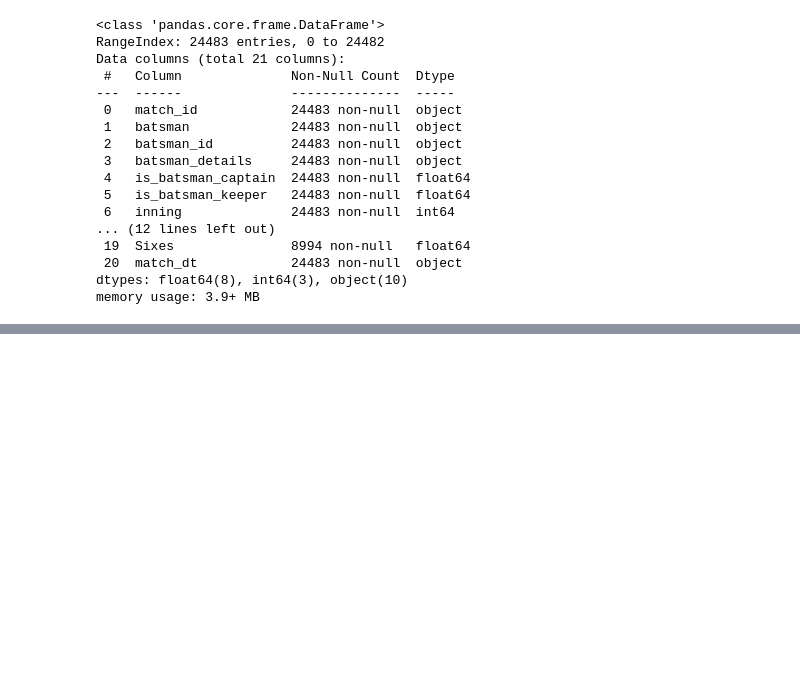
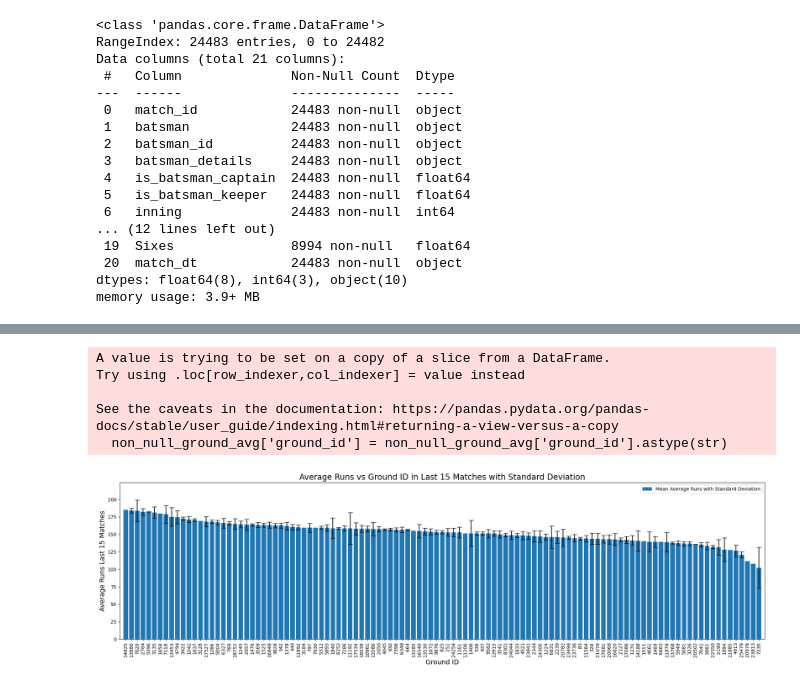
Before and after one commit to arpitkumar2004/American_Express_Project, a Jupyter notebook: Python file/Eda_code.ipynb, the cells around one changed output, grey strips where cells are left out. Cells and saved outputs as stored; diff of their text form; code cells hidden in the pictures; blank space fills up the shorter version.

```diff
--- a/Python file/Eda_code.ipynb
+++ b/Python file/Eda_code.ipynb
@@ -226,0 +273,39 @@ Report batsman_Report.html was generated! NOTEBOOK/COLAB USERS: the web browser
+# %%
+non_null_ground_avg = train_data[~train_data['ground_avg_runs_last15'].isnull()]
+
+# Convert ground_id to string for better categorical handling in the plot
+non_null_ground_avg['ground_id'] = non_null_ground_avg['ground_id'].astype(str)
+
+# Group by ground_id and calculate the mean and standard deviation
+ground_stats = non_null_ground_avg.groupby('ground_id')['ground_avg_runs_last15'].agg(['mean', 'std']).reset_index()
+
+# Sort the DataFrame by the mean column in descending order
+ground_stats = ground_stats.sort_values(by='mean', ascending=False)
+
+# Create the bar plot with error bars for standard deviation
+plt.figure(figsize=(20, 6))
+bars = plt.bar(ground_stats['ground_id'], ground_stats['mean'], yerr=ground_stats['std'], capsize=5, label='Average Runs')
+
+# Set axis limits
+plt.xlim(-1, len(ground_stats['ground_id']))  # Adjust as needed for your data
+plt.ylim(0, ground_stats['mean'].max() + ground_stats['std'].max() + 10)  # Add some padding to the y-axis limit
+
+# Add labels and title
+plt.xlabel('Ground ID', fontsize= 14)
+plt.ylabel('Average Runs Last 15 Matches', fontsize= 14)
+plt.title('Average Runs vs Ground ID in Last 15 Matches with Standard Deviation', fontsize= 17)
+plt.xticks(rotation=90)  # Rotate x-axis labels for better readability
+
+# Create custom legend
+plt.legend(['Mean Average Runs with Standard Deviation'], loc='upper right')
+
+# Show the plot
+plt.tight_layout()
+plt.show()
+# %% [output]
+A value is trying to be set on a copy of a slice from a DataFrame.
+Try using .loc[row_indexer,col_indexer] = value instead
+
+See the caveats in the documentation: https://pandas.pydata.org/pandas-docs/stable/user_guide/indexing.html#returning-a-view-versus-a-copy
+  non_null_ground_avg['ground_id'] = non_null_ground_avg['ground_id'].astype(str)
+[figure, added]
```
Also changed, not shown: parts of 24 cells of this notebook, 1 other file.
